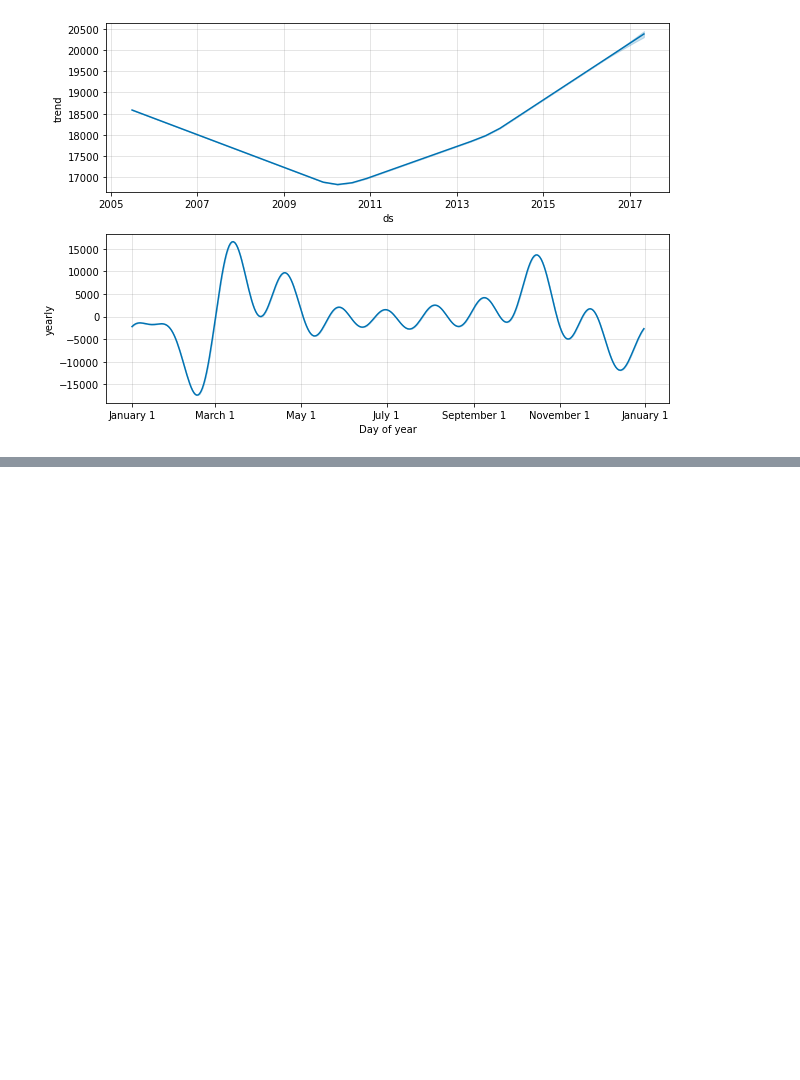
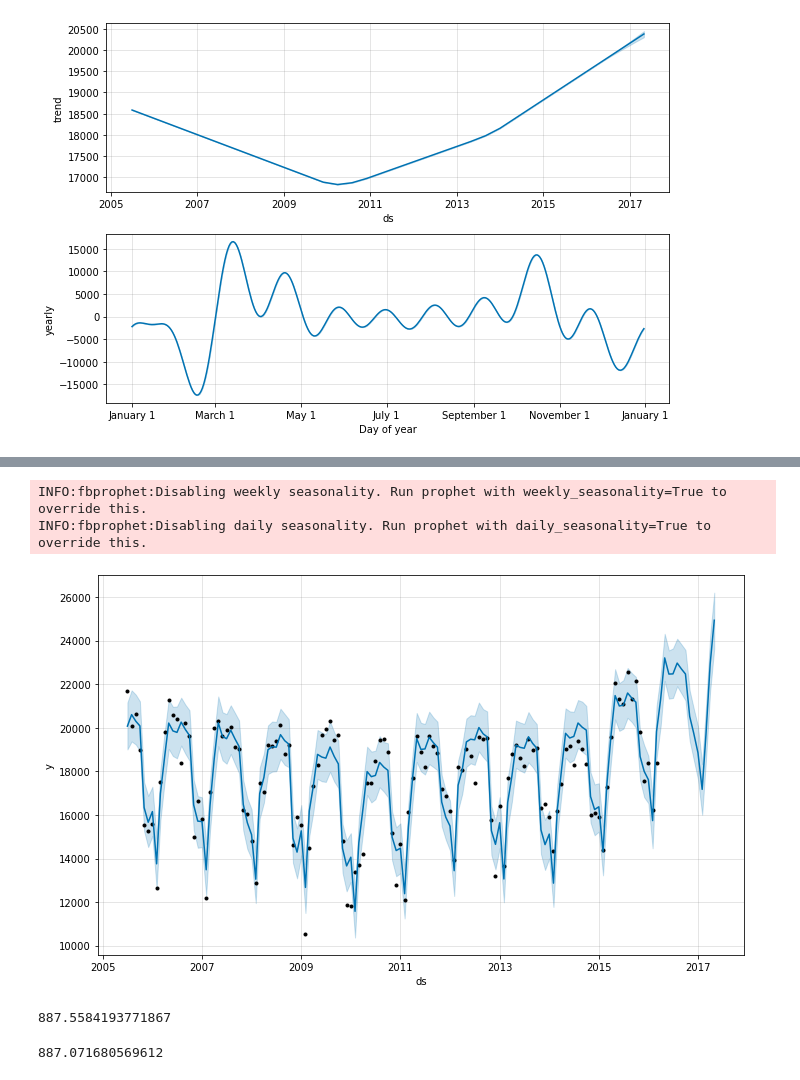
Before and after one commit to maggiemagnuson/liveProjects, a Jupyter notebook: Prophet Model Incorporated with Bayesian Analysis.ipynb, the cells around one changed output, grey strips where cells are left out. Cells and saved outputs as stored; diff of their text form; code cells hidden in the pictures; blank space fills up the shorter version.

Commit message:
prophet step 2

```diff
--- a/Prophet Model Incorporated with Bayesian Analysis.ipynb
+++ b/Prophet Model Incorporated with Bayesian Analysis.ipynb
@@ -84,0 +110,19 @@ if enabled:
+# %%
+m = Prophet(changepoint_prior_scale=0.99)
+forecast = m.fit(train_df).predict(m.make_future_dataframe(periods=14, freq='M'))
+fig = m.plot(forecast)
+# %% [output]
+INFO:fbprophet:Disabling weekly seasonality. Run prophet with weekly_seasonality=True to override this.
+INFO:fbprophet:Disabling daily seasonality. Run prophet with daily_seasonality=True to override this.
+[figure, added]
+# %%
+se = np.square(forecast.loc[:, 'yhat'] - train_df['y'])
+mse = np.mean(se)
+rmse = np.sqrt(mse)
+rmse
+# %% [output]
+887.5584193771867
+# %%
+rmse
+# %% [output]
+887.071680569612
```
Also changed, not shown: parts of 13 cells of this notebook, 2 other files.
